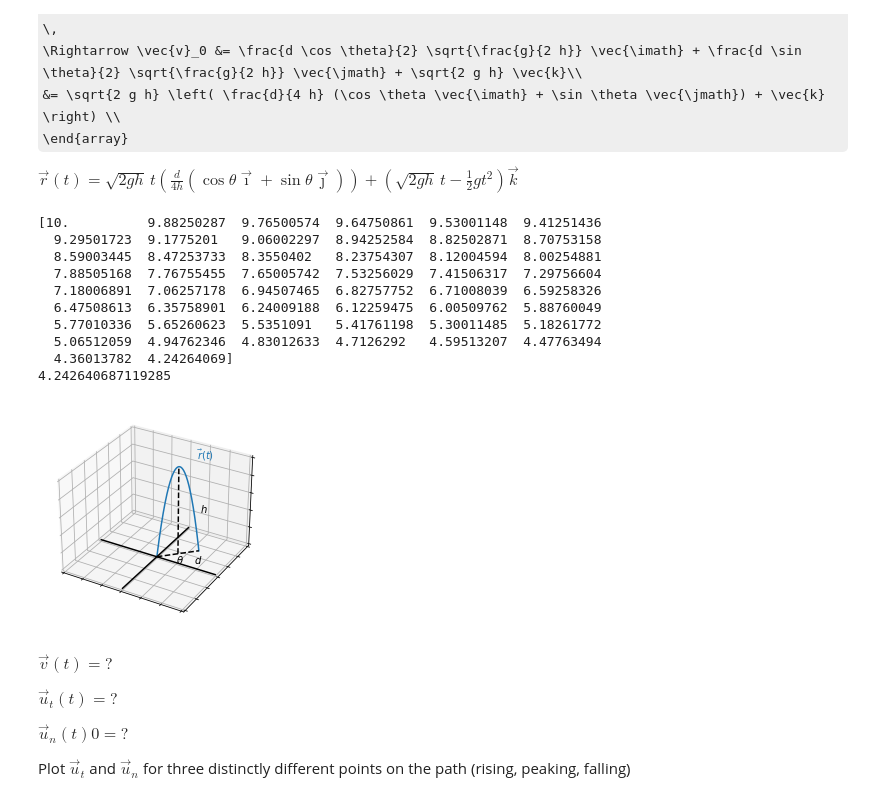
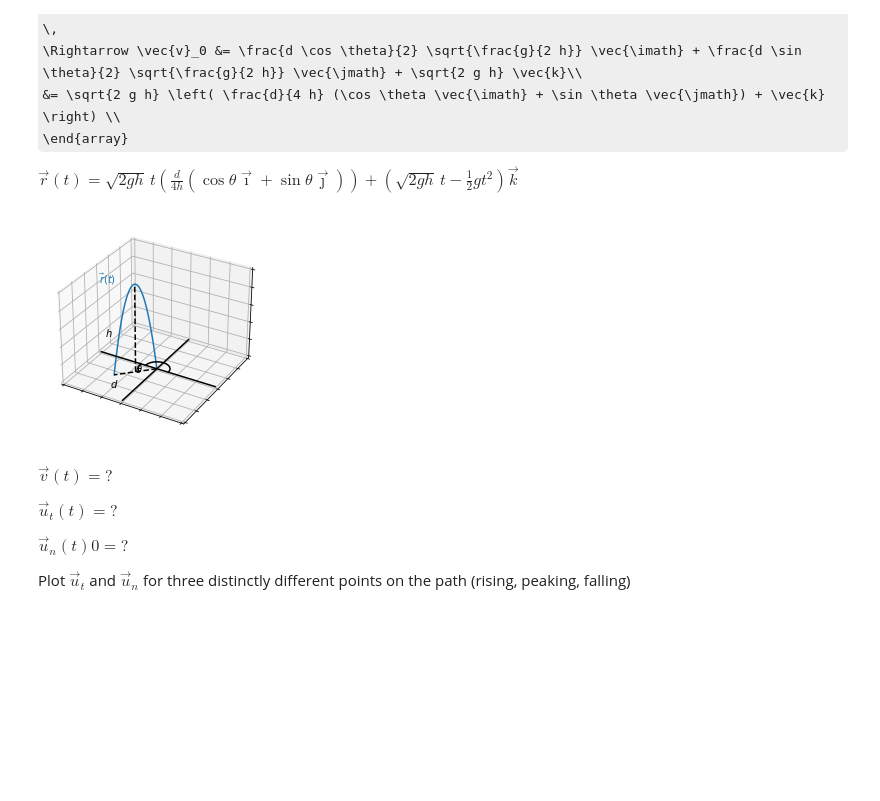
Before and after one commit to MIND-and-MATTER/Luccas_Michael_Dynamics, a Jupyter notebook: Curvilinear Motion.ipynb, the cells around one changed output. Cells and saved outputs as stored; diff of their text form; code cells hidden in the pictures; some formulas as TeX source; blank space fills up the shorter version.

```diff
--- a/Curvilinear Motion.ipynb
+++ b/Curvilinear Motion.ipynb
@@ -78,6 +78,7 @@ $\vec{r}(t) = \sqrt{2 g h} \, t \left( \frac{d}{4 h} (\cos \theta \vec{\imath} +
 from mpl_toolkits import mplot3d
 from matplotlib import pyplot as plt
 import numpy as np
+import math
 
 fig = plt.figure()
 ax = plt.axes(projection='3d')
@@ -85,7 +86,7 @@ height = 10.
 range_distance = 10.
 plt.xlim([-1.5*range_distance, 1.5*range_distance])
 plt.ylim([-1.5*range_distance, 1.5*range_distance])
-azimuth = np.pi * 1/ 4  # angle from x-axis
+azimuth = np.pi * 5/4  # angle from x-axis
 acceleration_due_to_gravity = -9.80665
 final_time = 2*np.sqrt(2*height/abs(acceleration_due_to_gravity))
 times = np.linspace(0., final_time, num=1000)
@@ -95,59 +96,74 @@ initial_velocity = np.array([
                     range_distance*np.sin(azimuth)/final_time,
                     np.sqrt(2.*abs(acceleration_due_to_gravity*height))
                     ])
 acceleration = np.array([0., 0., acceleration_due_to_gravity])
 positions = np.outer(initial_position, np.ones(len(times))) + \
             np.outer(initial_velocity, times) + \
             0.5 * np.outer(acceleration, times**2)
 ax.plot(positions[0], positions[1], positions[2])
 ax.text(1.1*range_distance*np.cos(azimuth), 1.1*range_distance*np.sin(azimuth), 1.1*height, r'$\vec{r}(t)$', color='#1f77b4', ha='center', va='center')
 
+#Scale down azimuth
+if azimuth >= 2* np.pi:
+     azimuth -= 2*np.pi * math.floor(azimuth/(2*np.pi))
+
 # Range segment
 ax.plot(positions[0], positions[1], np.zeros(len(positions[0])), color='k', linestyle='--')
 ax.text(range_distance*np.cos(azimuth), range_distance*np.sin(azimuth), -0.1*height, r'$d$', ha='center', va='center')
+
 # Height segment
 ax.plot(0.5*range_distance*np.cos(azimuth)*np.ones(len(positions[0])),
         0.5*range_distance*np.sin(azimuth)*np.ones(len(positions[0])),
         np.linspace(0., height, num=len(positions[0])), color='k', linestyle='--')
 ax.text(1.1*range_distance*np.cos(azimuth), 1.1*range_distance*np.sin(azimuth), 0.5*height, r'$h$', ha='center', va='center')
+
 # x-axis
 ax.plot([plt.xlim()[0],plt.xlim()[1]], [0., 0.], [0., 0.], color='k')
 # y-axis
 ax.plot([0., 0.], [plt.ylim()[0],plt.ylim()[1]], [0., 0.], color='k')
+
 # azimuth arc
-arc_radius = abs(0.3*range_distance/np.cos(azimuth))
-arc_x_values = np.linspace((arc_radius/0.3)*np.cos(azimuth), arc_radius)
-arc_y_values = np.linspace(1,1,50)
-print(arc_x_values)
-print(arc_radius)
-arc_y_values = np.sqrt(arc_radius**2 - arc_x_values**2)
-#for i in range(1,50):
-   #temp_y_value = (arc_radius**2 - arc_x_values[i-1]**2)
-  #  if temp_y_value >= 0.0:
-   #     arc_y_values[i-1] = np.sqrt(temp_y_value)
-        #arc_x_values[i-1] = -(arc_radius/0.3)*np.cos(azimuth)
-    #else:
-     #   arc_y_values[i-1] = -1 * np.sqrt(abs(temp_y_value))
 
-ax.plot(arc_x_values, arc_y_values, color='k')
-ax.text(1.2*arc_radius, 0.5*1.2*arc_radius*np.sin(azimuth), 0.0*height, r'$\theta$', ha='center', va='center')
+azimuth_temp= 0
+
+if azimuth > np.pi:
+    azimuth_temp = azimuth - np.pi
+    arc_radius_temp = (0.3*range_distance/np.cos(azimuth_temp))
+    arc_x_values_temp = np.linspace(arc_radius_temp*np.cos(azimuth_temp), arc_radius_temp)
+    arc_y_values_temp = np.sqrt(arc_radius_temp**2 - (arc_x_values_temp**2))
+    ax.plot(-arc_x_values_temp, -arc_y_values_temp, color='k')
+
+    azimuth = np.pi
+
+if azimuth <= np.pi:
+    arc_radius = (0.3*range_distance/np.cos(azimuth))
+    arc_x_values = (np.linspace(arc_radius*np.cos(azimuth), arc_radius))
+    arc_y_values = np.sqrt(arc_radius**2 - (arc_x_values**2))
+
+    ax.plot(arc_x_values, arc_y_values, color='k')
+    ax.text(1.2*arc_radius, 0.5*1.2*arc_radius, 0.0*height, r'$\theta$', ha='center', va='center')
+
 # Turn off ticks
 ax.xaxis.set_ticklabels([])
 ax.yaxis.set_ticklabels([])
 ax.zaxis.set_ticklabels([])
 plt.show()
+
+# arc_radius = 0.3*range_distance/np.cos(azimuth)
+# arc_x_values = np.linspace((arc_radius/0.3)*np.cos(azimuth), arc_radius)
+# arc_y_values = np.linspace(1,1,50)
+# print(arc_x_values)
+# print(arc_radius)
+# arc_y_values = np.sqrt(arc_radius**2 - arc_x_values**2)
+# arc_x_values = (arc_radius/0.3)*np.cos(azimuth)
+
+
+
+
+# ax.plot(arc_x_values, arc_y_values, color='k')
+# ax.text(1.2*arc_radius, 0.5*1.2*arc_radius*np.sin(azimuth), 0.0*height, r'$\theta$', ha='center', va='center')
 # %% [output]
-[10.          9.88250287  9.76500574  9.64750861  9.53001148  9.41251436
-  9.29501723  9.1775201   9.06002297  8.94252584  8.82502871  8.70753158
-  8.59003445  8.47253733  8.3550402   8.23754307  8.12004594  8.00254881
-  7.88505168  7.76755455  7.65005742  7.53256029  7.41506317  7.29756604
-  7.18006891  7.06257178  6.94507465  6.82757752  6.71008039  6.59258326
-  6.47508613  6.35758901  6.24009188  6.12259475  6.00509762  5.88760049
-  5.77010336  5.65260623  5.5351091   5.41761198  5.30011485  5.18261772
-  5.06512059  4.94762346  4.83012633  4.7126292   4.59513207  4.47763494
-  4.36013782  4.24264069]
-4.242640687119285
-[figure, old version]
+[figure, new version]
 # %% [markdown]
 $\vec{v}(t) = ? $
 
```
